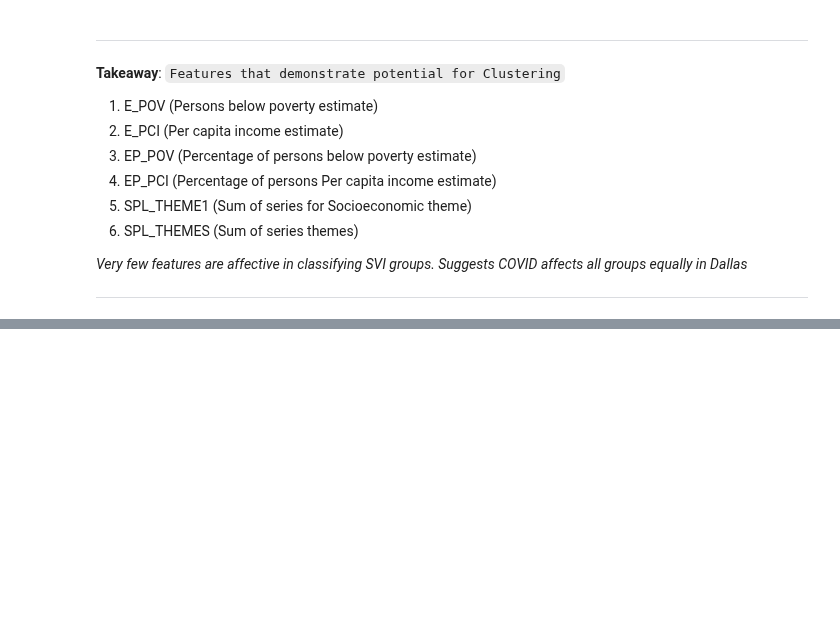
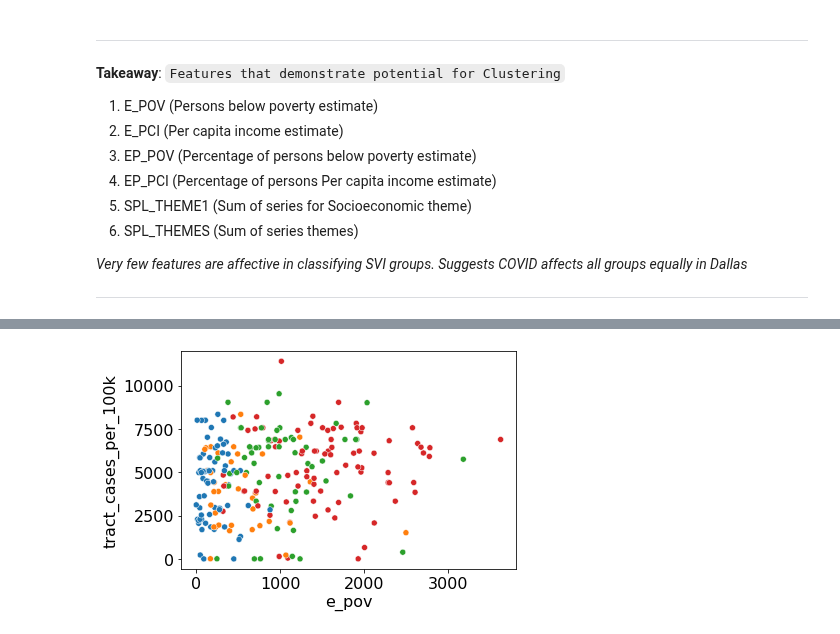
Before and after one commit to SVI-Capstone/svi_capstone, a Jupyter notebook: corey_notebook.ipynb, the cells around one changed output, grey strips where cells are left out. Saved outputs shown, nothing was run; the diff lists cells and outputs as text; code cells hidden in the pictures; blank space fills up the shorter version.

```diff
--- a/corey_notebook.ipynb
+++ b/corey_notebook.ipynb
@@ -664,0 +477,7 @@ plt.show()
+# %%
+sns.scatterplot(x='e_pov', y= 'tract_cases_per_100k',
+               data = train_exp, hue='bin_svi',legend = False)
+plt.title("")
+plt.show()
+# %% [output]
+[figure, added]
```
Also changed, not shown: parts of 57 cells of this notebook.
